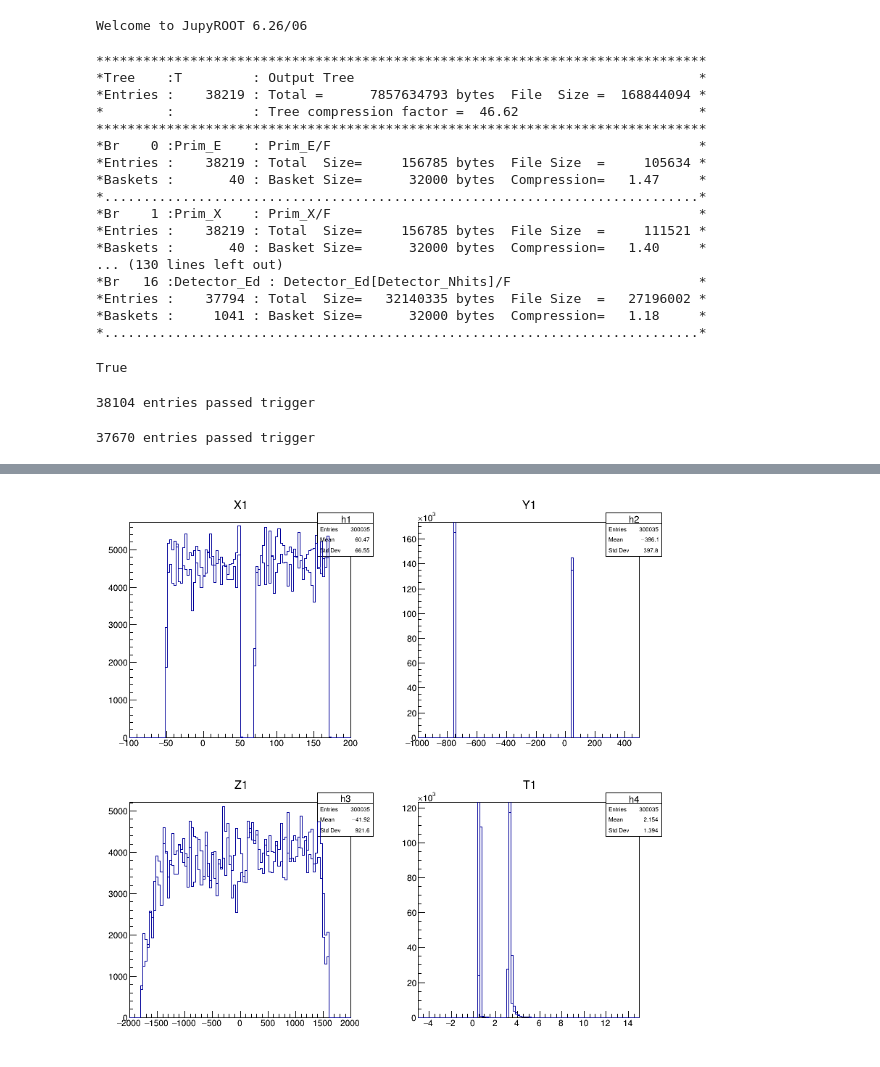
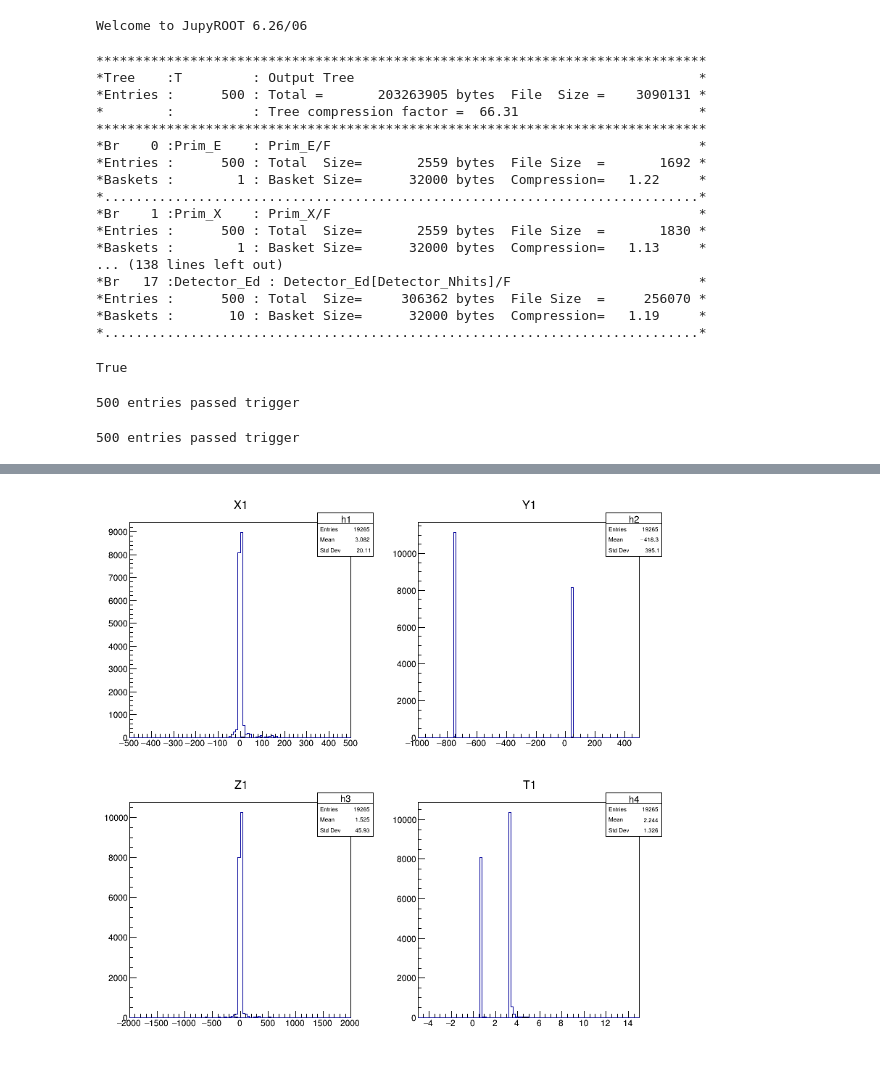
Before and after one commit to chapatilasers/AnaBarMC, a Jupyter notebook: AnalyseSignalsRDataFrameNoKECompare.ipynb, the cells around one changed output, grey strips where cells are left out. Drawn from its saved outputs; the diff is of its cells as text; code cells hidden in the pictures.

```diff
--- a/AnalyseSignalsRDataFrameNoKECompare.ipynb
+++ b/AnalyseSignalsRDataFrameNoKECompare.ipynb
@@ -9,8 +9,8 @@ t.start()
 # %% [output]
 Welcome to JupyROOT 6.26/06
 # %%
-fileName1 = "data/AnaBarMC_7777.root"
-fileName2 = "data/AnaBarMC_8888.root"
+fileName1 = "data/AnaBarMC_3000.root"
+fileName2 = "data/AnaBarMC_3001.root"
 treeName = "T"
 
 f1 = root.TFile(fileName1)
@@ -27,20 +27,20 @@ d2 = root.RDataFrame(treeName,fileName2)
 # %% [output]
 ******************************************************************************
 *Tree    :T         : Output Tree                                            *
-*Entries :    38219 : Total =      7857634793 bytes  File  Size =  168844094 *
-*        :          : Tree compression factor =  46.62                       *
+*Entries :      500 : Total =       203263905 bytes  File  Size =    3090131 *
+*        :          : Tree compression factor =  66.31                       *
 ******************************************************************************
 *Br    0 :Prim_E    : Prim_E/F                                               *
-*Entries :    38219 : Total  Size=     156785 bytes  File Size  =     105634 *
-*Baskets :       40 : Basket Size=      32000 bytes  Compression=   1.47     *
+*Entries :      500 : Total  Size=       2559 bytes  File Size  =       1692 *
+*Baskets :        1 : Basket Size=      32000 bytes  Compression=   1.22     *
 *............................................................................*
 *Br    1 :Prim_X    : Prim_X/F                                               *
-*Entries :    38219 : Total  Size=     156785 bytes  File Size  =     111521 *
-*Baskets :       40 : Basket Size=      32000 bytes  Compression=   1.40     *
-... (130 lines left out)
-*Br   16 :Detector_Ed : Detector_Ed[Detector_Nhits]/F                        *
-*Entries :    37794 : Total  Size=   32140335 bytes  File Size  =   27196002 *
-*Baskets :     1041 : Basket Size=      32000 bytes  Compression=   1.18     *
+*Entries :      500 : Total  Size=       2559 bytes  File Size  =       1830 *
+*Baskets :        1 : Basket Size=      32000 bytes  Compression=   1.13     *
+... (138 lines left out)
+*Br   17 :Detector_Ed : Detector_Ed[Detector_Nhits]/F                        *
+*Entries :      500 : Total  Size=     306362 bytes  File Size  =     256070 *
+*Baskets :       10 : Basket Size=      32000 bytes  Compression=   1.19     *
 *............................................................................*
 # %%
 triggerCode = '''
@@ -559,6 +578,7 @@ fdf1 = d1.Define("trigger", "getTrigger(Detector_Nhits, &Detector_id[0])") \
        .Define("fingerPMTID","getFingerPMTID(trigger,&PMT_Nphotons[0])") \
        .Define("fingerPMTNPhotons","getFingerPMTNPhotons(trigger,&PMT_Nphotons[0])") \
        .Define("anaBarPMTNPhotons","getAnaBarPMTNPhotons(trigger,&PMT_Nphotons[0])") \
+       .Define("anaBarPMTTime","getAnaBarPMTTime(trigger,&PMT_Nphotons[0],&PMT_Time[0])") \
        .Define("anaBarNPhotonsTotal","getAnaBarNPhotonsTotal(trigger,&PMT_Nphotons[0])") \
        .Define("imult","getAnaBarMult(trigger,&PMT_Nphotons[0])") \
        .Define("fingerEd","getFingerEd(trigger,fNewTheta,Detector_Nhits,Prim_pdg,&Detector_id[0],&Detector_pdg[0],&Detector_Ed[0])") \
@@ -570,7 +590,7 @@ print('{} entries passed trigger'.format(triggers.GetValue()))
 
 fdft1 = fdf1.Filter("trigger==true")
 # %% [output]
-38104 entries passed trigger
+500 entries passed trigger
 # %%
 fdf2 = d2.Define("trigger", "getTrigger(Detector_Nhits, &Detector_id[0])") \
        .Define("fMass", "getMass(Prim_pdg)") \
@@ -598,6 +618,7 @@ fdf2 = d2.Define("trigger", "getTrigger(Detector_Nhits, &Detector_id[0])") \
        .Define("fingerPMTID","getFingerPMTID(trigger,&PMT_Nphotons[0])") \
        .Define("fingerPMTNPhotons","getFingerPMTNPhotons(trigger,&PMT_Nphotons[0])") \
        .Define("anaBarPMTNPhotons","getAnaBarPMTNPhotons(trigger,&PMT_Nphotons[0])") \
+       .Define("anaBarPMTTime","getAnaBarPMTTime(trigger,&PMT_Nphotons[0],&PMT_Time[0])") \
        .Define("anaBarNPhotonsTotal","getAnaBarNPhotonsTotal(trigger,&PMT_Nphotons[0])") \
        .Define("imult","getAnaBarMult(trigger,&PMT_Nphotons[0])") \
        .Define("fingerEd","getFingerEd(trigger,fNewTheta,Detector_Nhits,Prim_pdg,&Detector_id[0],&Detector_pdg[0],&Detector_Ed[0])") \
@@ -609,15 +630,15 @@ print('{} entries passed trigger'.format(triggers.GetValue()))
 
 fdft2 = fdf2.Filter("trigger==true")
 # %% [output]
-37670 entries passed trigger
+500 entries passed trigger
 # %%
 # Canvas 1
 
-hFingerX1 = fdft1.Histo1D(("h1", "X1", 100, -100.0, 200.0),'fingerXVec')
+hFingerX1 = fdft1.Histo1D(("h1", "X1", 100, -500.0, 500.0),'fingerXVec')
 hFingerY1 = fdft1.Histo1D(("h2", "Y1", 100, -1000.0, 500.0),'fingerYVec')
 hFingerZ1 = fdft1.Histo1D(("h3", "Z1", 100, -2000.0, 2000.0),'fingerZVec')
 hFingerT1 = fdft1.Histo1D(("h4", "T1", 100, -5.0, 15.0),'fingerTVec')
-hFingerX2 = fdft2.Histo1D(("h5", "X2", 100, -100.0, 200.0),'fingerXVec')
+hFingerX2 = fdft2.Histo1D(("h5", "X2", 100, -500.0, 500.0),'fingerXVec')
 hFingerY2 = fdft2.Histo1D(("h6", "Y2", 100, -1000.0, 500.0),'fingerYVec')
 hFingerZ2 = fdft2.Histo1D(("h7", "Z2", 100, -2000.0, 2000.0),'fingerZVec')
 hFingerT2 = fdft2.Histo1D(("h8", "T2", 100, -5.0, 15.0),'fingerTVec')
@@ -645,5 +665,5 @@ Warning in <TCanvas::Constructor>: Deleting canvas with same name: c1
 Info in <TCanvas::Print>: pdf file plots/c1RA.pdf has been created
-[figure, old version]
+[figure, new version]
 # %%
 # Canvas 2
 
```
Also changed, not shown: parts of 17 cells of this notebook, 4 other files.
